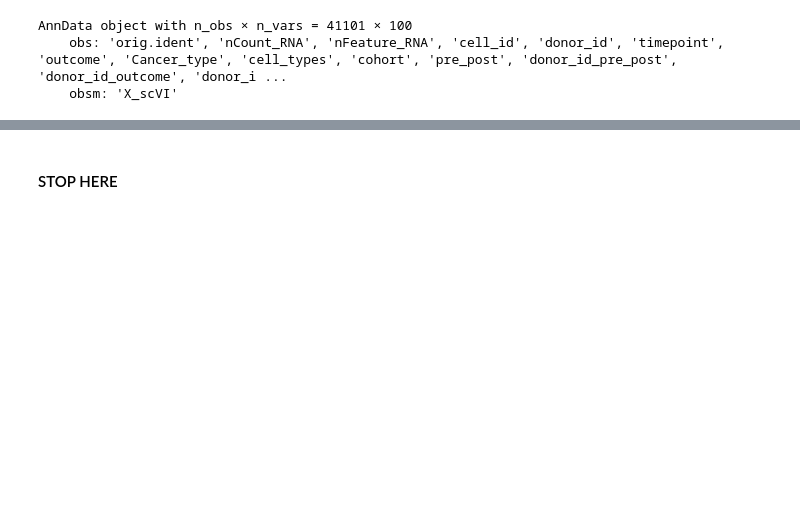
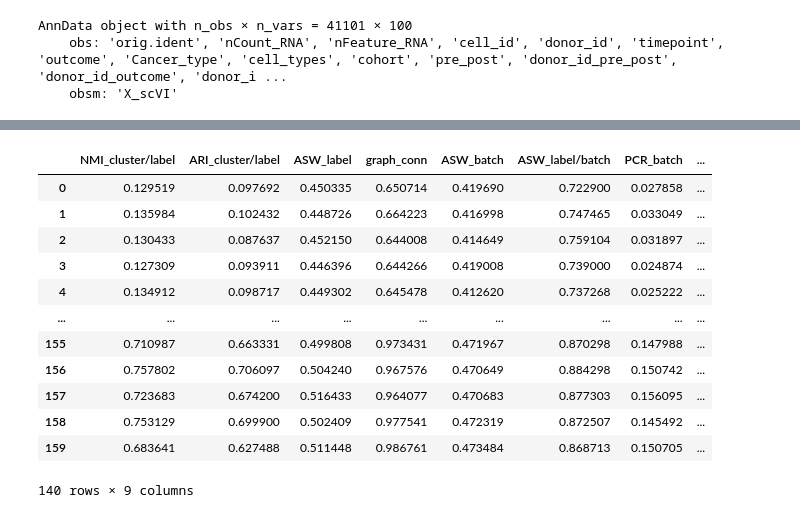
Before and after one commit to marakeby/scFM_eval, a Jupyter notebook: analyze_embedding/Fig2_calc_metrics.ipynb, the cells around one changed output, grey strips where cells are left out. Cells and saved outputs as stored; diff of their text form; code cells hidden in the pictures; blank space fills up the shorter version.

```diff
--- a/analyze_embedding/Fig2_calc_metrics.ipynb
+++ b/analyze_embedding/Fig2_calc_metrics.ipynb
@@ -264,3 +276,23 @@ result_df.head()
+# %%
+ind = result_df.method.str.contains('__scvi')
+result_df = result_df[~ind]
+ind = result_df.method =='scvi'
+result_df  = result_df[~ind]
+result_df
+# %% [output]
+|  | NMI_cluster/label | ARI_cluster/label | ASW_label | graph_conn | ASW_batch | ASW_label/batch | PCR_batch | ... |
+| 0 | 0.129519 | 0.097692 | 0.450335 | 0.650714 | 0.419690 | 0.722900 | 0.027858 | ... |
+| 1 | 0.135984 | 0.102432 | 0.448726 | 0.664223 | 0.416998 | 0.747465 | 0.033049 | ... |
+| 2 | 0.130433 | 0.087637 | 0.452150 | 0.644008 | 0.414649 | 0.759104 | 0.031897 | ... |
+| 3 | 0.127309 | 0.093911 | 0.446396 | 0.644266 | 0.419008 | 0.739000 | 0.024874 | ... |
+| 4 | 0.134912 | 0.098717 | 0.449302 | 0.645478 | 0.412620 | 0.737268 | 0.025222 | ... |
+| ... | ... | ... | ... | ... | ... | ... | ... | ... |
+| 155 | 0.710987 | 0.663331 | 0.499808 | 0.973431 | 0.471967 | 0.870298 | 0.147988 | ... |
+| 156 | 0.757802 | 0.706097 | 0.504240 | 0.967576 | 0.470649 | 0.884298 | 0.150742 | ... |
+| 157 | 0.723683 | 0.674200 | 0.516433 | 0.964077 | 0.470683 | 0.877303 | 0.156095 | ... |
+| 158 | 0.753129 | 0.699900 | 0.502409 | 0.977541 | 0.472319 | 0.872507 | 0.145492 | ... |
+| 159 | 0.683641 | 0.627488 | 0.511448 | 0.986761 | 0.473484 | 0.868713 | 0.150705 | ... |
+140 rows × 9 columns
 # %%
 def map_groups(exp):
 
@@ -286,5 +318,3 @@ result_df.to_csv('./fig2_a_metrics/metrics_10_runs.csv')
 # combined_results['group'] = combined_results['method'].map(map_groups)
 # combined_results.set_index('method', inplace=True)
 # combined_results.to_csv('./metrics/metrics_10_runs.csv')
-# %% [markdown]
-#### STOP HERE
```
Also changed, not shown: parts of 37 cells of this notebook, 7 other files.
